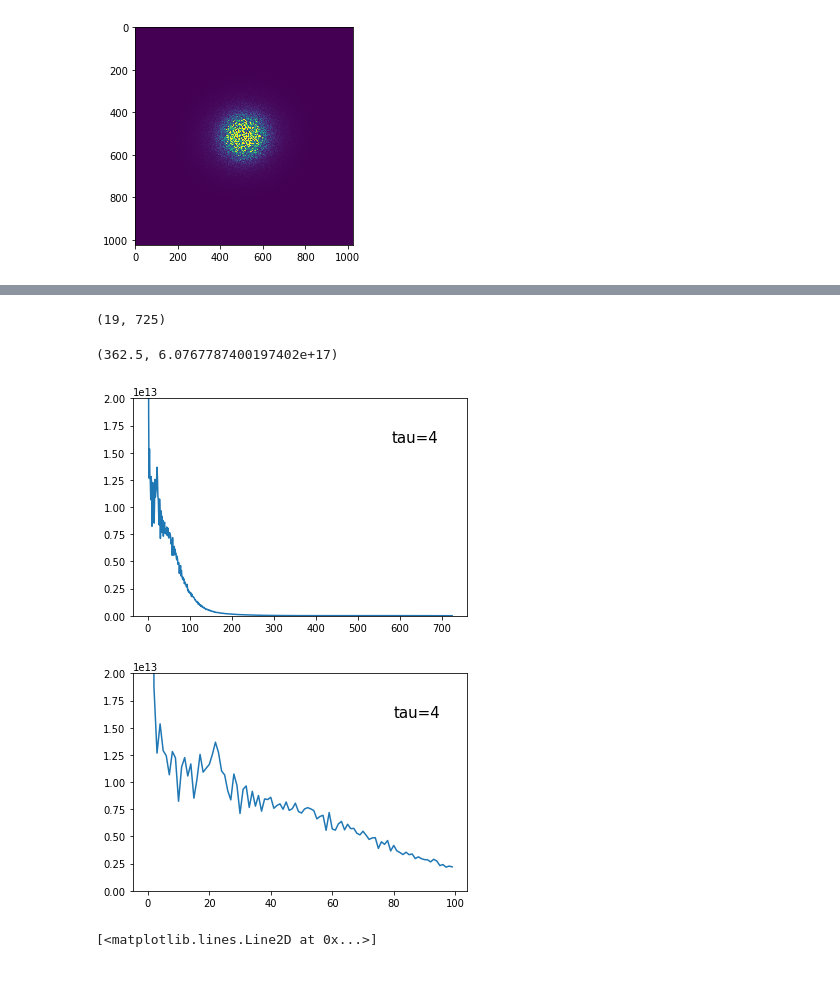
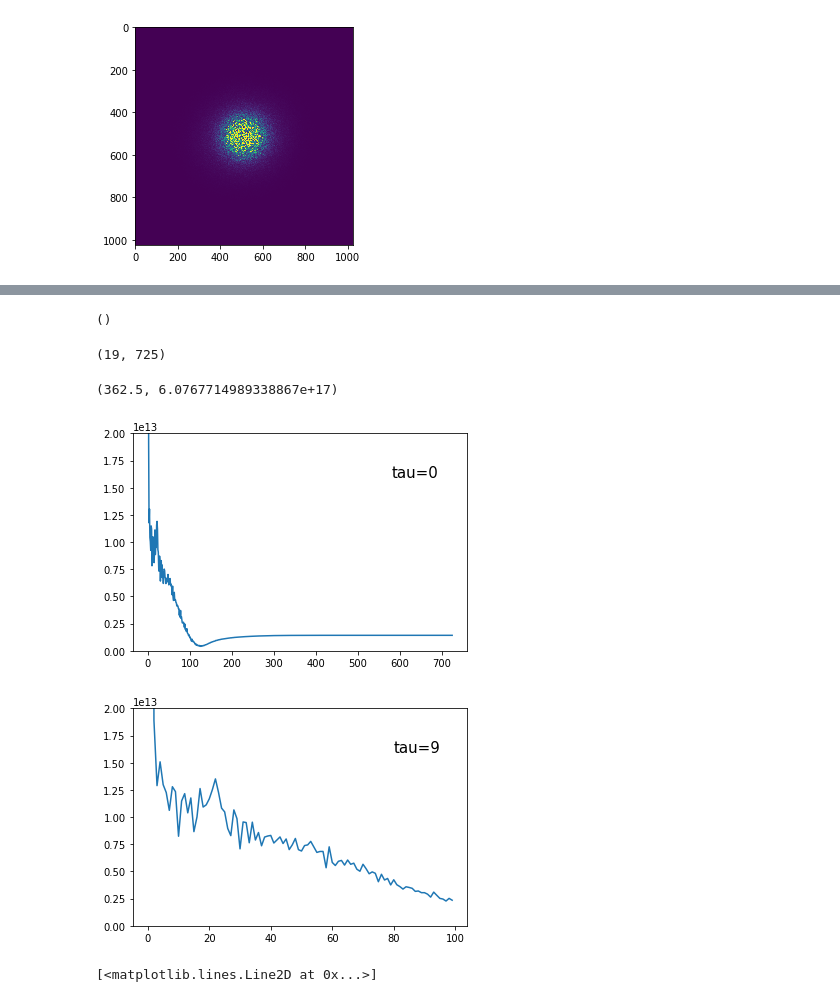
Before and after one commit to adibrov/jupyterNotebooks, a Jupyter notebook: particles_fft.ipynb, the cells around one changed output, grey strips where cells are left out. Drawn from its saved outputs; the diff is of its cells as text; code cells hidden in the pictures.

```diff
--- a/particles_fft.ipynb
+++ b/particles_fft.ipynb
@@ -6,7 +6,7 @@ import tifffile
 import matplotlib.pyplot as plt
 %matplotlib inline
 from matplotlib.pylab import rcParams
-rcParams["figure.figsize"]=12,12
+rcParams["figure.figsize"]=10,10
 # %%
 # data import
 data = tifffile.imread("data/uNSGFP_Ecadhtomato_t15_20171109_105301/MAX_uNSGFP_Ecadhtomato_t15_t0000_w0001.tif")
@@ -52,3 +84,10 @@ def crossCorrAvg(data, tau=1):
         upLim = data.shape[0]//tau  - 1
     aux = np.array([data[i]*np.conj(data[i+tau]) for i in range(0,upLim,tau+1)])
     return np.abs(np.mean(np.fft.fftshift(aux), axis=0))
+# %%
+def crossCorrAvgWOOffset(data, tau=1):
+    upLim = data.shape[0]
+    if (tau!=0):
+        upLim = data.shape[0]//tau  - 1
+    aux = np.array([data[i]*np.conj(data[i+tau]) - np.mean(np.ravel(data[i]*np.conj(data[i+tau]))) for i in range(0,upLim,tau+1)])
+    return np.abs(np.mean(np.fft.fftshift(aux), axis=0))
@@ -55,10 +96,14 @@ def crossCorrAvg(data, tau=1):
+# %%
+c0.shape
+# %% [output]
+()
 # %%
 center = np.array([data.shape[1], data.shape[2]])/2
 
 def rps(data):
     profiles = []
     for tau in range(data.shape[0]//2):
-        cc = crossCorrAvg(data_fft, tau=tau)
+        cc = crossCorrAvgWOOffset(data_fft, tau=tau)
         rp = radial_profile(cc,center)
         profiles.append(rp)
     return np.array(profiles)
@@ -71,42 +116,42 @@ profs.shape
 # %%
 0.5*profs.shape[1], 0.5*profs[0].max()
 # %% [output]
-(362.5, 6.0767787400197402e+17)
+(362.5, 6.0767714989338867e+17)
 # %%
 import pylab as pl
 from IPython import display
 import time
 %matplotlib inline
 
 
 
 def plotProfileTimelapse(data,i, yLim=1e13):
 
 #     print(xt,yt)
     plt.clf()
 #     yLim = 1e13
     plt.ylim(0,yLim)
 
     xt, yt = (0.8*data.shape[1], 0.8*yLim)
 
     plt.plot(data[i])
     plt.text(xt, yt, 'tau=' +str(i), fontsize=15)
     display.clear_output(wait=True)
     display.display(plt.gcf())
     time.sleep(1.0)
 
-for i in range(5):
+for i in range(1):
     plotProfileTimelapse(profs, i, yLim=2e13)
 
 plt.close()
 # %% [output]
-[figure, old version]
+[figure, new version]
 # %%
-for i in range(5):
+for i in range(10):
     plotProfileTimelapse(profs[:,0:100], i, yLim=2*1e13)
 plt.close()
 # %% [output]
-[figure, old version]
+[figure, new version]
 # %%
 line = data[0,512,:]
 # %%
```
Also changed, not shown: parts of 10 cells of this notebook, 3 other files.
